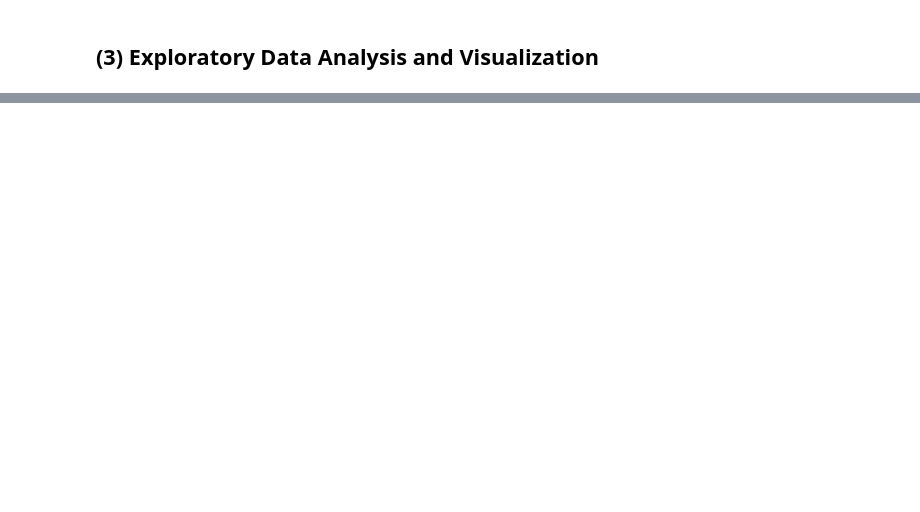
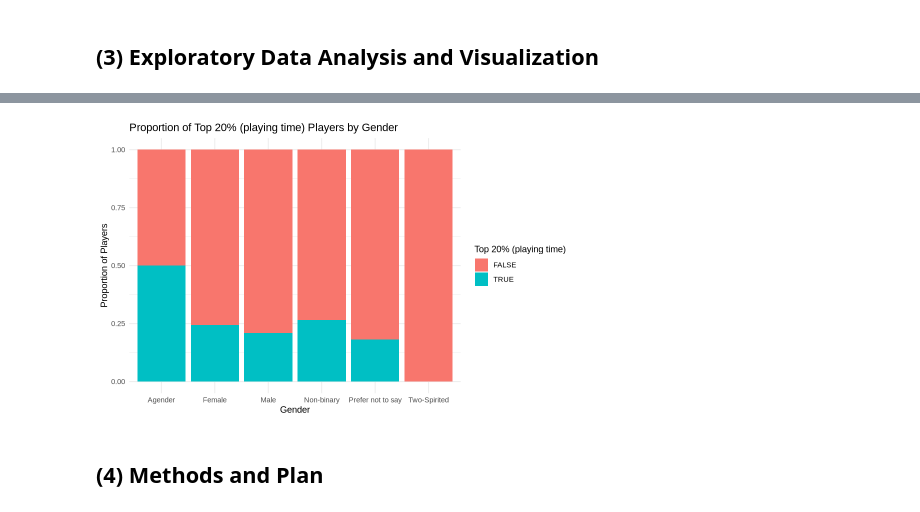
Before and after one commit to SzJasonHuang/Project-Planning, a Jupyter notebook: ProjectPlanningStage.ipynb, the cells around one changed output, grey strips where cells are left out. Saved outputs shown, nothing was run; the diff lists cells and outputs as text; code cells hidden in the pictures; blank space fills up the shorter version.

```diff
--- a/ProjectPlanningStage.ipynb
+++ b/ProjectPlanningStage.ipynb
@@ -43,0 +83,10 @@ players_0 <- players_0 |> mutate(top_hours = played_hours >= top20Hour)
+# %%
+players_0 |> ggplot(aes(x = gender, fill = factor(top_hours))) + geom_bar(position = "fill") +
+labs(title = "Proportion of Top 20% (playing time) Players by Gender",
+     x = "Gender",
+     y = "Proportion of Players",
+     fill = "Top 20% (playing time)") + theme_minimal()
+# %% [output]
+[figure, added]
+# %% [markdown]
+## (4) Methods and Plan
```
Also changed, not shown: parts of 12 cells of this notebook.
